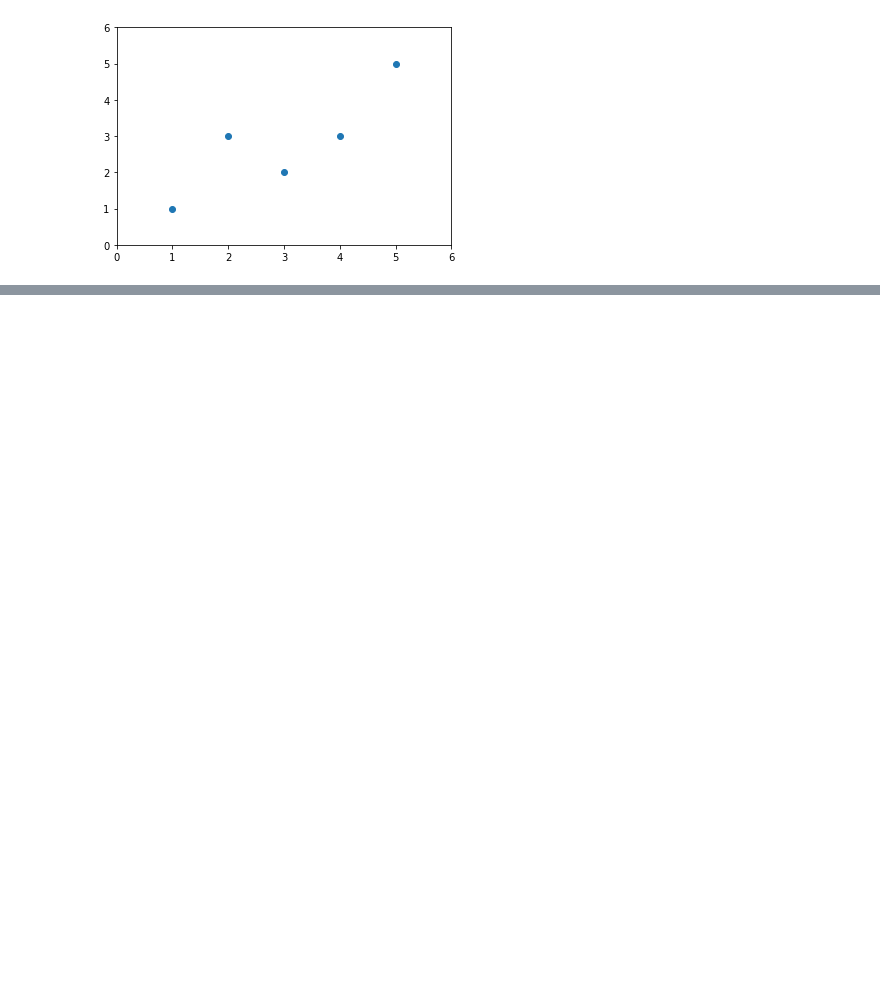
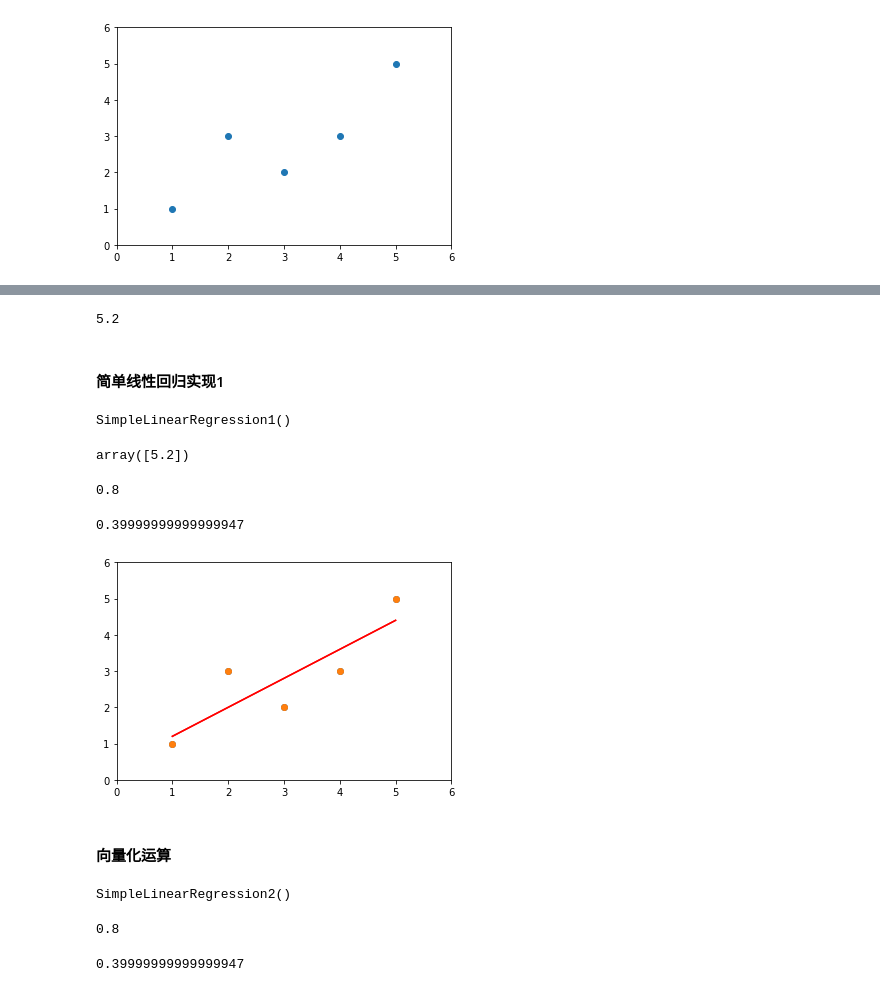
Before and after one commit to scutjason/ml4py, a Jupyter notebook: ml/线性回归.ipynb, the cells around one changed output, grey strips where cells are left out. Drawn from its saved outputs; the diff is of its cells as text; code cells hidden in the pictures; blank space fills up the shorter version.

```diff
--- a/ml/线性回归.ipynb
+++ b/ml/线性回归.ipynb
@@ -47,0 +82,9 @@ plt.show()
+# %%
+# 给定一个值6，得到回归结果y_predict
+x_predict = 6
+y_predict = a*6+b
+y_predict
+# %% [output]
+5.2
+# %% [markdown]
+#### 简单线性回归实现1
@@ -47,0 +141,28 @@ plt.show()
+# %%
+reg1 = SimpleLinearRegression1()
+reg1.fit(x,y)
+# %% [output]
+SimpleLinearRegression1()
+# %%
+reg1.predict(np.array([x_predict]))
+# %% [output]
+array([5.2])
+# %%
+reg1.a_
+# %% [output]
+0.8
+# %%
+reg1.b_
+# %% [output]
+0.39999999999999947
+# %%
+y_ = reg1.predict(x)
+# %%
+plt.scatter(x,y)
+plt.plot(x, y_, color='r')
+plt.axis([0,6,0,6])
+plt.show()
+# %% [output]
+[figure, added]
+# %% [markdown]
+#### 向量化运算
@@ -47,0 +221,13 @@ plt.show()
+# %%
+reg2 = SimpleLinearRegression2()
+reg2.fit(x,y)
+# %% [output]
+SimpleLinearRegression2()
+# %%
+reg2.a_
+# %% [output]
+0.8
+# %%
+reg2.b_
+# %% [output]
+0.39999999999999947
```
Also changed, not shown: parts of 82 cells of this notebook, 2 other files.
